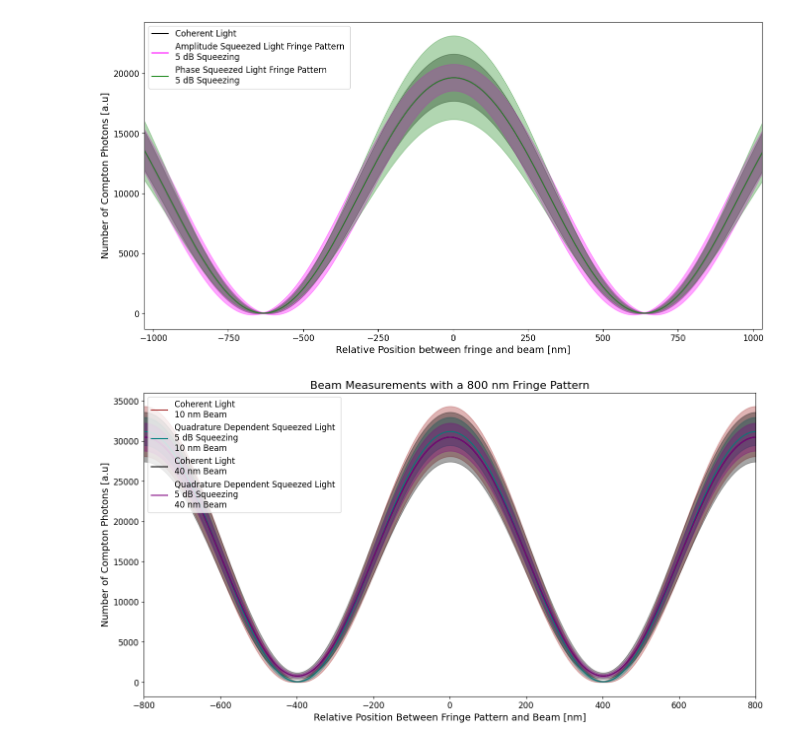
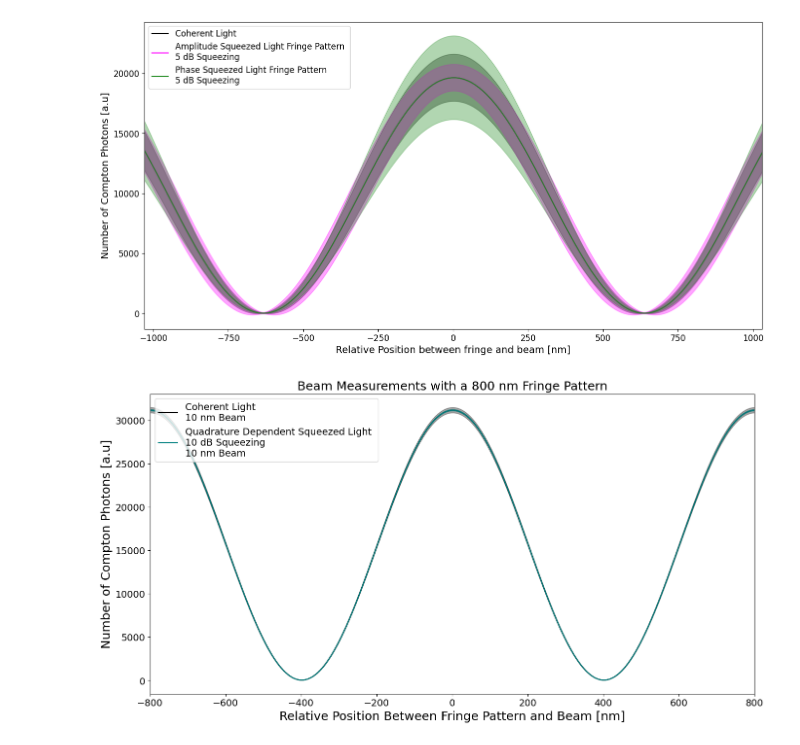
Before and after one commit to phiamorton/squeezedmonitor, a Jupyter notebook: Husimi_testing.ipynb, the cells around one changed output. Drawn from its saved outputs; the diff is of its cells as text; code cells hidden in the pictures.

```diff
--- a/Husimi_testing.ipynb
+++ b/Husimi_testing.ipynb
@@ -20,12 +20,12 @@ import matplotlib.transforms as transforms
 import matplotlib as mpl
 
 mpl.rcParams.update({
-    "font.size": 14,
-    "axes.titlesize": 16,
-    "axes.labelsize": 14,
-    "xtick.labelsize": 12,
-    "ytick.labelsize": 12,
-    "legend.fontsize": 12,
+    "font.size": 18,
+    "axes.titlesize": 18,
+    "axes.labelsize": 18,
+    "xtick.labelsize": 14,
+    "ytick.labelsize": 14,
+    "legend.fontsize": 14,
 })
 # %%
 ## Coherent pulse
@@ -507,7 +507,7 @@ def make_dep_fringe(squeezephase,db):
 
 
 
-db = 2.3/2/2 # Adjusts squeezing amount
+db = 2.3/2 # Adjusts squeezing amount
 dB_squeeze=-10*np.log10(np.exp(-2*db)) #dB
 sq_fringe, N_sq=make_dep_fringe(0,db)
 coherent, N_coherent=make_fringe(0,0)
@@ -522,7 +522,7 @@ N=10 #6.4*10**8 #100 pC of charge
 lambdaL=800 #nm wavelength
 photonscaling=1
 x= np.linspace(-lambdaL*2,lambdaL*2, len(chi_array))#np.linspace(-(np.max(chi_array)-np.min(chi_array))/2, (np.max(chi_array)-np.min(chi_array))/2,len(chi_array))*lambdaL/2*pi/4 #match range and length of chi array but put into nm
-sigma_scale = 10 # Adjusts how many stds are plotted for E-field uncertainty
+sigma_scale = 1 # Adjusts how many stds are plotted for E-field uncertainty
 
 
 
@@ -536,40 +536,38 @@ def plot_convolution(S,n,color,beam1):
     convolution=np.convolve(beam1, fringe, mode="same")
     #print(fringe)
     sigma_I = 2.0 * np.abs(S) * np.sqrt(n)
     fringe_max=(S_array**2-np.multiply(sigma_scale, sigma_I))*photonscaling
     fringe_min=(S_array**2+np.multiply(sigma_scale, sigma_I))*photonscaling
     convolution_max=np.convolve(beam, fringe_max, mode="same")
     convolution_min=np.convolve(beam, fringe_min, mode="same")
     plt.fill_between(x, convolution_min, convolution_max, color=color, alpha=0.35)
-    return convolution
+    return convolution, convolution_min, convolution_max
 
-beamsizes=[10,40]
-colors=['brown','teal','black','purple']
+beamsizes=[10]
+colors=['black','teal','brown','purple']
 _=0
 for sigb in beamsizes:
-    coherent, N_coherent=make_fringe(0,0)
-    sq_fringe, N_sq=make_dep_fringe(0,db)
+    coherent, N_coherent=make_fringe(0,0)*photonscaling
+    sq_fringe, N_sq=make_dep_fringe(0,db)*photonscaling
     sigma_b=sigb #nm
     beam=gaussian_beam(x,N,sigma_b,0)
-    #print(beam)
     color1=colors[_]
-    coherent=plot_convolution(coherent,N_coherent,color1,beam)
-    #print(coherent)
+    coherent,convolution_min_coh, convolution_max_coh=plot_convolution(coherent,N_coherent,color1,beam)
     plt.plot(x,coherent,color=color1,label=f'Coherent Light \n{sigma_b} nm Beam')
     _+=1
     color2=colors[_]
-    sq=plot_convolution(sq_fringe,N_sq,color2,beam)
+    sq,convolution_min, convolution_max=plot_convolution(sq_fringe,N_sq,color2,beam)
     plt.plot(x,sq,color=color2,label=f'Quadrature Dependent Squeezed Light \n{int(round(dB_squeeze))} dB Squeezing \n{sigma_b} nm Beam')
     _+=1
 
 
 
 plt.legend(loc='upper left')
 plt.xlim([-lambdaL,lambdaL])
 #plt.ylim([150000,175000])
 plt.xlabel('Relative Position Between Fringe Pattern and Beam [nm]')
 plt.ylabel('Number of Compton Photons [a.u]')
 plt.title(f'Beam Measurements with a {lambdaL} nm Fringe Pattern')
 plt.show()
 # %% [output]
-[figure, old version]
+[figure, new version]
```
Also changed, not shown: parts of 2 cells of this notebook.
